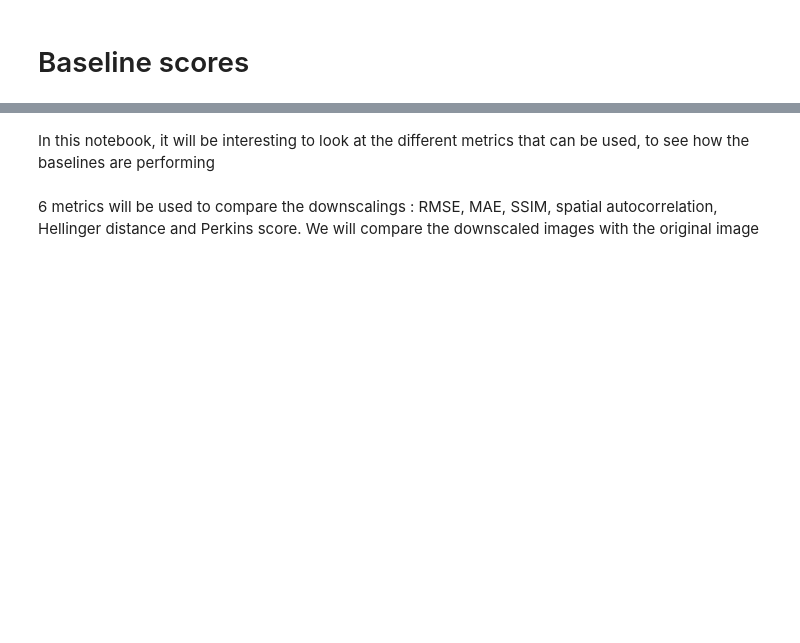
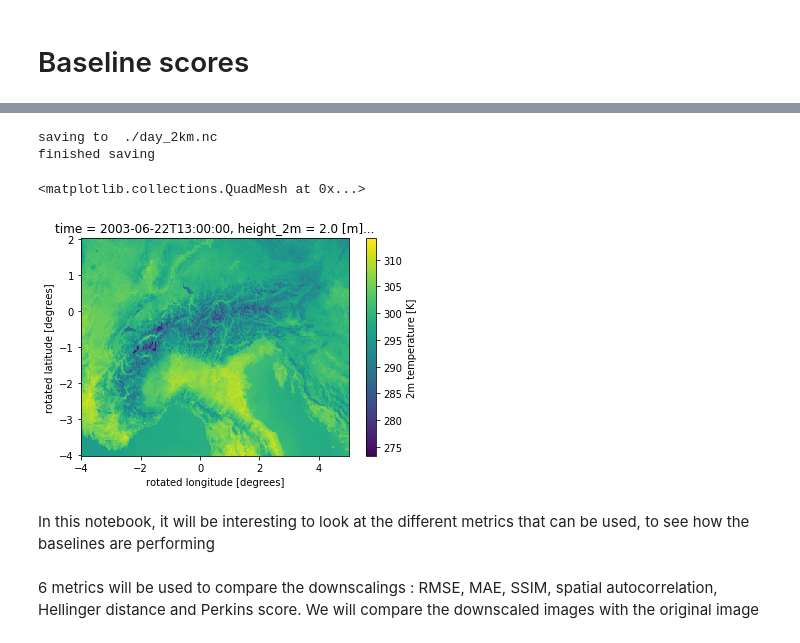
Before and after one commit to LeoMicollet/Downscaling_CM, a Jupyter notebook: dev/Metrics.ipynb, the cells around one changed output, grey strips where cells are left out. Saved outputs shown, nothing was run; the diff lists cells and outputs as text; code cells hidden in the pictures; blank space fills up the shorter version.

```diff
--- a/dev/Metrics.ipynb
+++ b/dev/Metrics.ipynb
@@ -23,0 +18,5 @@ bicubic_week = xr.open_dataset("bicubic_test.nc")
+# %%
+path = "/work/FAC/FGSE/IDYST/tbeucler/downscaling/HadGEM_driven_COSMO/Present/2003"
+os.chdir(path)
+filenames = dataset.getfiles()
+print(filenames[0:24])
@@ -23,0 +27,7 @@ bicubic_week = xr.open_dataset("bicubic_test.nc")
+# %%
+day_2km = dataset.new_dataset(filenames, 172, 173)
+path = "/work/FAC/FGSE/IDYST/tbeucler/downscaling/Downscaling_CM/data"
+day_2km = day_2km.drop('lon')
+day_2km = day_2km.drop('lat')
+os.chdir(path)
+day_2km
@@ -24,3 +52,15 @@ bicubic_week = xr.open_dataset("bicubic_test.nc")
+# %%
+lat_bnd = [-4, 2]
+lon_bnd = [-4, 5]
+dataset.save_dataset(day_2km, 'day_2km')
+# %% [output]
+saving to  ./day_2km.nc
+finished saving
+# %%
+day_2km.T_2M.sel(rlon=slice(*lon_bnd), rlat=slice(*lat_bnd)).isel(time = 13).plot()
+# %% [output]
+<matplotlib.collections.QuadMesh at 0x...>
+[figure, added]
 # %% [markdown]
 In this notebook, it will be interesting to look at the different metrics that can be used, to see how the baselines are performing
 # %% [markdown]
```
Also changed, not shown: parts of 27 cells of this notebook, 2 other files.
